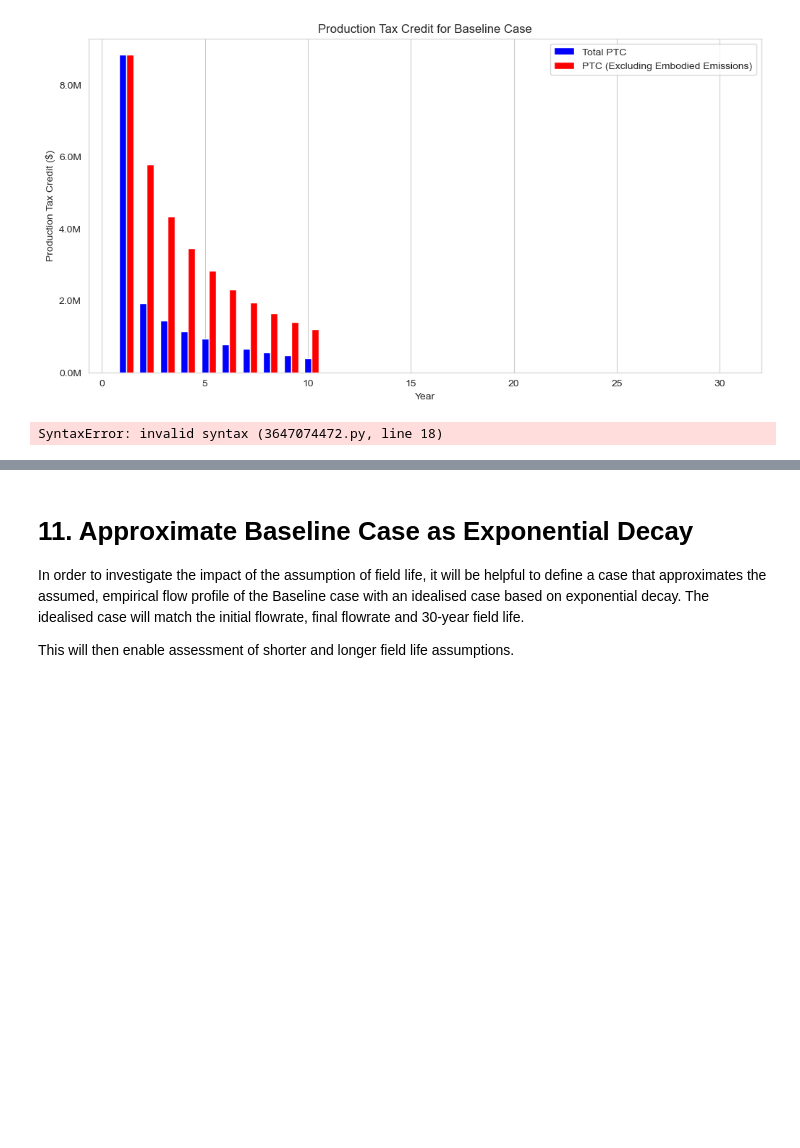
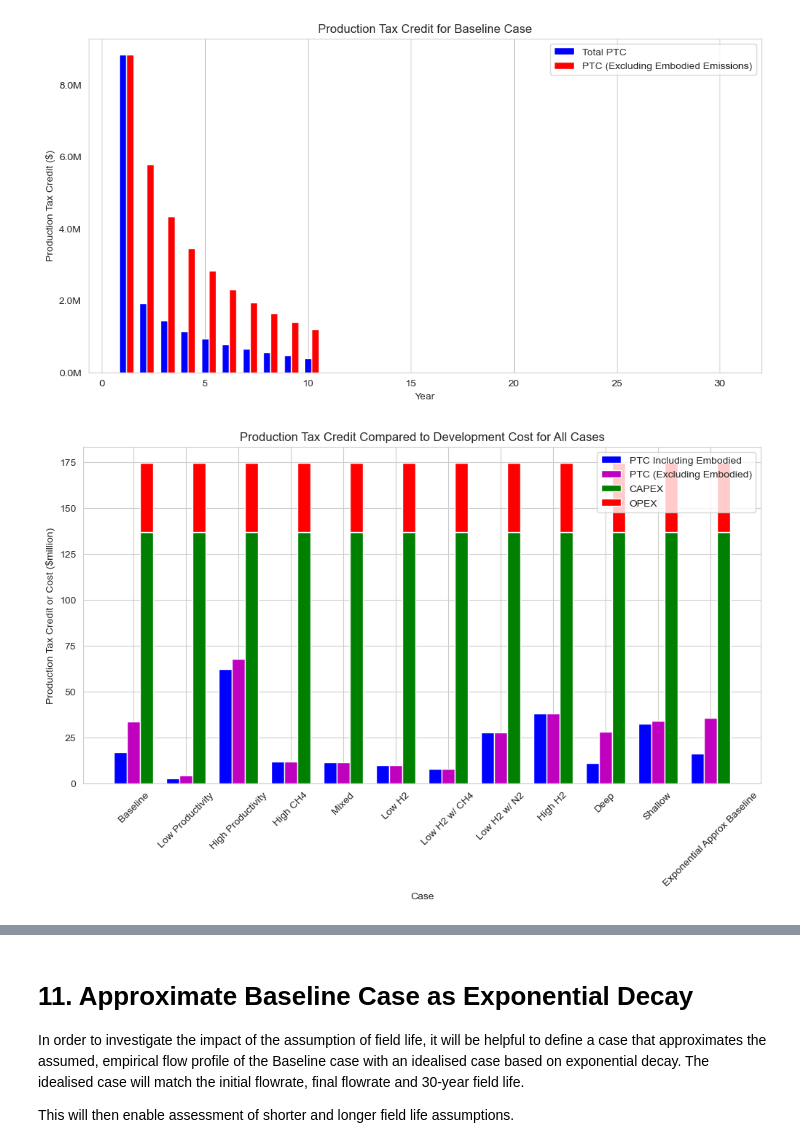
Before and after one commit to tblackfd/Geologic-Hydrogen-LCA-TEA, a Jupyter notebook: BrandtModelReplication_v0_2.ipynb, the cells around one changed output, grey strips where cells are left out. Cells and saved outputs as stored; diff of their text form; code cells hidden in the pictures; blank space fills up the shorter version.

```diff
--- a/BrandtModelReplication_v0_2.ipynb
+++ b/BrandtModelReplication_v0_2.ipynb
@@ -6790,42 +6855,44 @@ def plot_production_tax_credit_all_cases():
 
     # Add a separate column for each case to show the estimated total development cost
     # total_development_costs = [estimate_total_development_cost(case, 50)['total_development_cost'] for case in cases]
-    present_value_costs = present_value_total_cost(case) for case in cases
+    for case in cases:
+        present_value_costs = present_value_total_cost(case)
+
     total_cost = present_value_costs['total_cost_present_value']
     CAPEX = present_value_costs['total_development_cost']
     OPEX = present_value_costs['total_opex_present_value']
 
     # Plot the results
     plt.figure(figsize=(12, 6))
     bar_width = 0.25
     bar_positions = np.arange(len(cases))
 
-    plt.bar(bar_positions, total_PTC_values, bar_width, label='Total PTC', color='b')
-    plt.bar(bar_positions + bar_width, total_PTC_no_embodied_values, bar_width, label='PTC (Excluding Embodied Emissions)', color='m')
+    plt.bar(bar_positions, total_PTC_values, bar_width, label='PTC Including Embodied', color='b')
+    plt.bar(bar_positions + bar_width, total_PTC_no_embodied_values, bar_width, label='PTC (Excluding Embodied)', color='m')
     # plt.bar(bar_positions + bar_width * 2, total_development_costs, bar_width, color='g', label='Total Development Cost')
     # Add a third bar that is stacked to show CAPEX and OPEX equallying the total cost
     plt.bar(bar_positions + bar_width * 2, CAPEX, bar_width, color='g', label='CAPEX')
     plt.bar(bar_positions + bar_width * 2, OPEX, bar_width, bottom=CAPEX, color='r', label='OPEX')
-    plt.bar(bar_positions + bar_width * 2, total_cost, bar_width, bottom=OPEX + CAPEX, color='y', label='Total Cost')
+    # plt.bar(bar_positions + bar_width * 2, total_cost, bar_width, bottom=OPEX + CAPEX, color='y', label='Total Cost')
 
     plt.xlabel('Case')
     # Plot the x labels at 45 degrees for better readability
     plt.xticks(rotation=45)
     plt.ylabel('Production Tax Credit or Cost ($million)')
     # Add y axis grid lines
     plt.grid(axis='y')
     # Make the y axis units in millions of dollars
     plt.gca().yaxis.set_major_formatter(plt.FuncFormatter(lambda x, _: f'{x / 1e6:.0f}'))
     plt.title('Production Tax Credit Compared to Development Cost for All Cases')
     plt.xticks(bar_positions + bar_width, cases)
     plt.legend()
     plt.grid(axis='y')
     plt.show()
 
 # Example usage
 plot_production_tax_credit_all_cases()
 # %% [output]
-SyntaxError: invalid syntax (3647074472.py, line 18)
+[figure, added]
 # %%
 def plot_production_tax_credit_all_cases():
     # Initialize lists to store the total PTC and PTC excluding embodied emissions for each case
```
Also changed, not shown: parts of 6 cells of this notebook.
